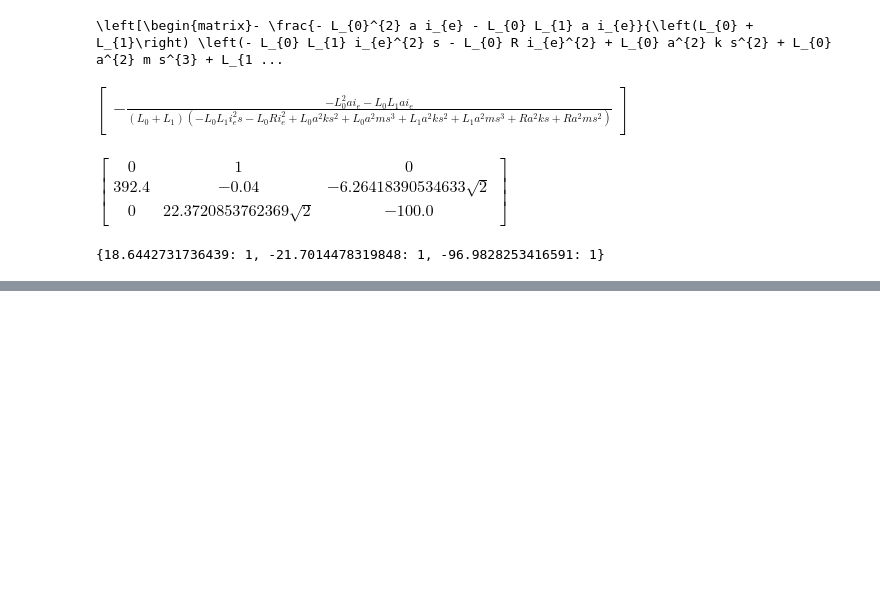
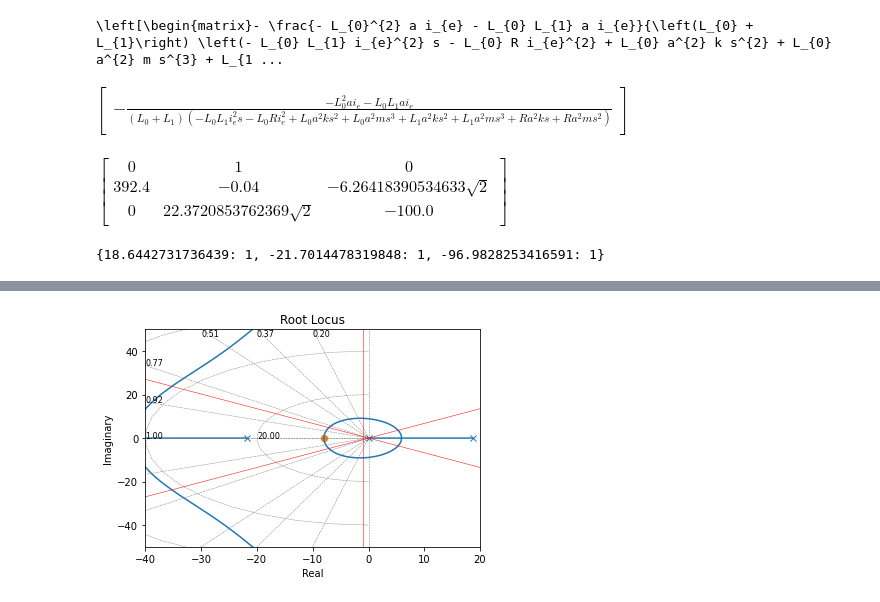
Before and after one commit to MuelasU/projeto_controle, a Jupyter notebook: desenvolvimento.ipynb, the cells around one changed output, grey strips where cells are left out. Saved outputs shown, nothing was run; the diff lists cells and outputs as text; code cells hidden in the pictures; blank space fills up the shorter version.

```diff
--- a/desenvolvimento.ipynb
+++ b/desenvolvimento.ipynb
@@ -47,0 +96,12 @@ A_eval.eigenvals()
+# %%
+Ns = (s+8)**2
+Ds = s*(0.008*s + 1)
+Cs = (Kd/Ki)*(Ns/Ds)
+roots, ks = control.root_locus(Cs*Gs, xlim = [-40, 20], ylim=[-50, 50])
+
+# omega
+plt.axvline(-1, color='r', linewidth=0.5)
+plt.axline((0,0), slope=np.deg2rad(38.7), color='r', linewidth=0.5)
+_ = plt.axline((0,0), slope=np.deg2rad(-38.7), color='r', linewidth=0.5)
+# %% [output]
+[figure, added]
```
Also changed, not shown: parts of 19 cells of this notebook, 2 other files.
